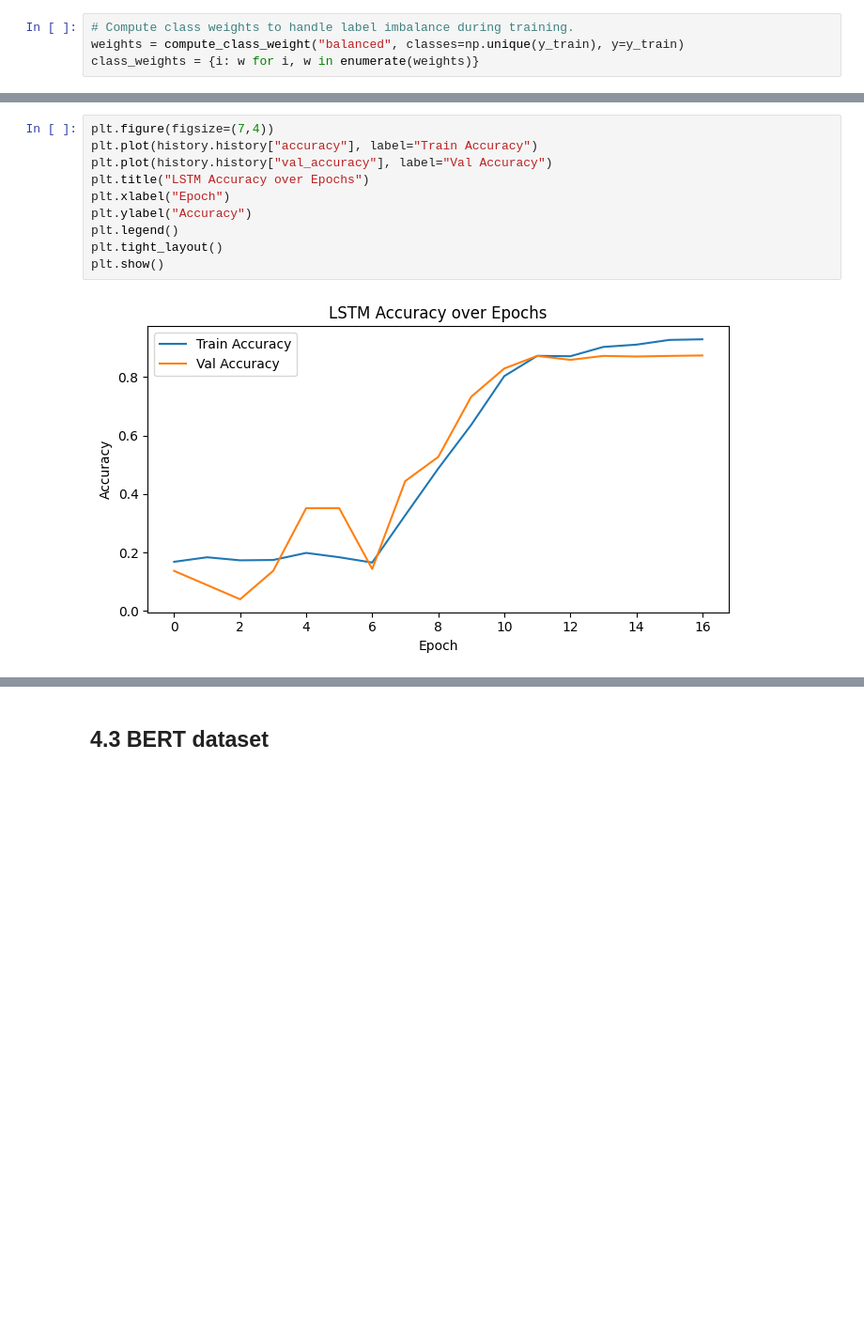
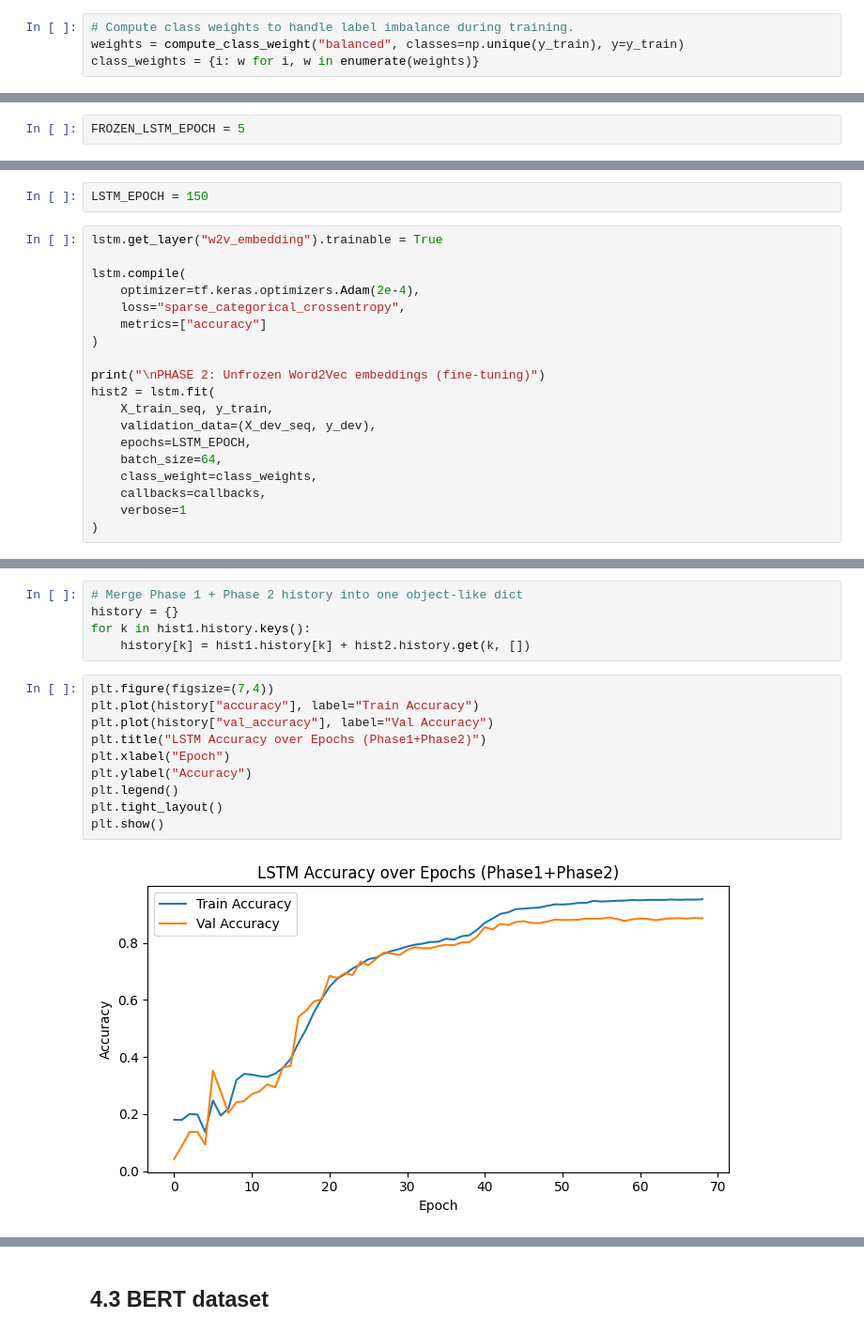
Before and after one commit to tuanTaAnh/Emotion-Classification, a Jupyter notebook: [GH1046139] Ta Anh Tuan - M508C - Big Data Analytics.ipynb, the cells around one changed output, grey strips where cells are left out. Shown at 94% size. Drawn from its saved outputs; the diff is of its cells as text; blank space fills up the shorter version.

Commit message:
update new code in LTSM training

```diff
--- a/[GH1046139] Ta Anh Tuan - M508C - Big Data Analytics.ipynb
+++ b/[GH1046139] Ta Anh Tuan - M508C - Big Data Analytics.ipynb
@@ -959 +895,3 @@ callbacks = [
+# %%
+FROZEN_LSTM_EPOCH = 5
 # %%
@@ -993,0 +931,21 @@ Weighted : 0.872653676207444
+# %%
+LSTM_EPOCH = 150
+# %%
+lstm.get_layer("w2v_embedding").trainable = True
+
+lstm.compile(
+    optimizer=tf.keras.optimizers.Adam(2e-4),
+    loss="sparse_categorical_crossentropy",
+    metrics=["accuracy"]
+)
+
+print("\nPHASE 2: Unfrozen Word2Vec embeddings (fine-tuning)")
+hist2 = lstm.fit(
+    X_train_seq, y_train,
+    validation_data=(X_dev_seq, y_dev),
+    epochs=LSTM_EPOCH,
+    batch_size=64,
+    class_weight=class_weights,
+    callbacks=callbacks,
+    verbose=1
+)
@@ -994,13 +983,18 @@ Weighted : 0.872653676207444
+# %%
+# Merge Phase 1 + Phase 2 history into one object-like dict
+history = {}
+for k in hist1.history.keys():
+    history[k] = hist1.history[k] + hist2.history.get(k, [])
 # %%
 plt.figure(figsize=(7,4))
-plt.plot(history.history["accuracy"], label="Train Accuracy")
-plt.plot(history.history["val_accuracy"], label="Val Accuracy")
-plt.title("LSTM Accuracy over Epochs")
+plt.plot(history["accuracy"], label="Train Accuracy")
+plt.plot(history["val_accuracy"], label="Val Accuracy")
+plt.title("LSTM Accuracy over Epochs (Phase1+Phase2)")
 plt.xlabel("Epoch")
 plt.ylabel("Accuracy")
 plt.legend()
 plt.tight_layout()
 plt.show()
 # %% [output]
-[figure, old version]
+[figure, new version]
 # %% [markdown]
```
Also changed, not shown: parts of 31 cells of this notebook, 2 other files.
